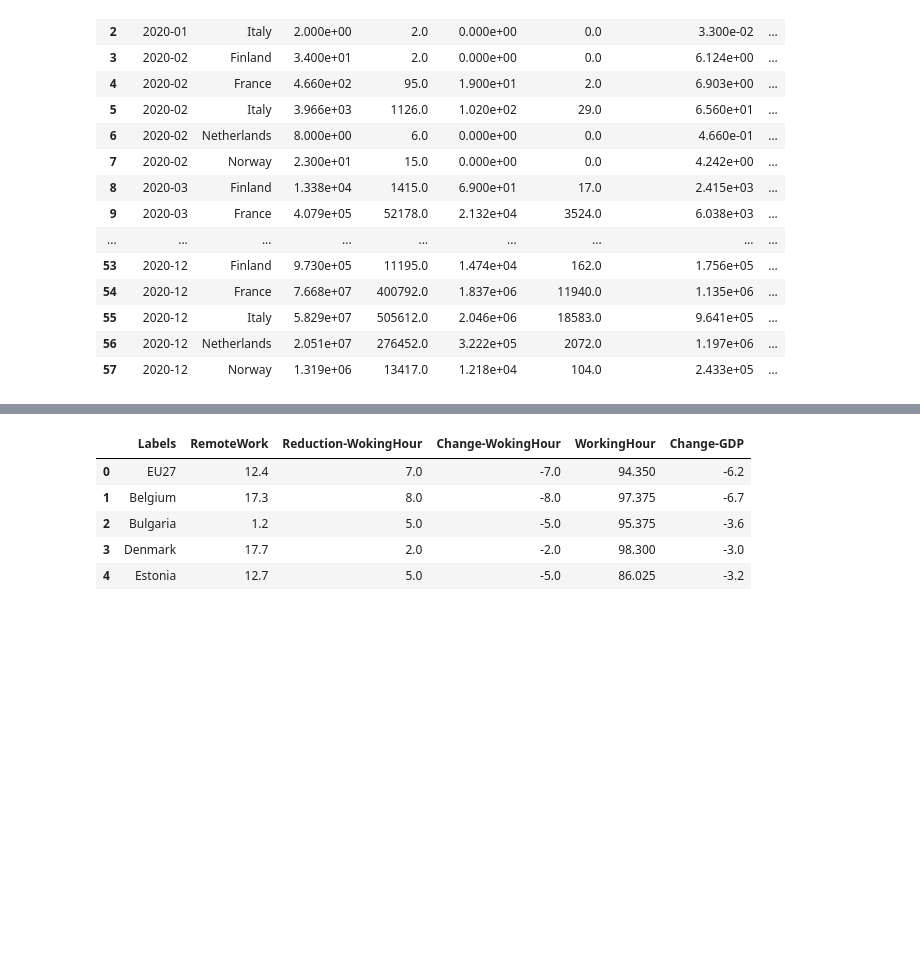
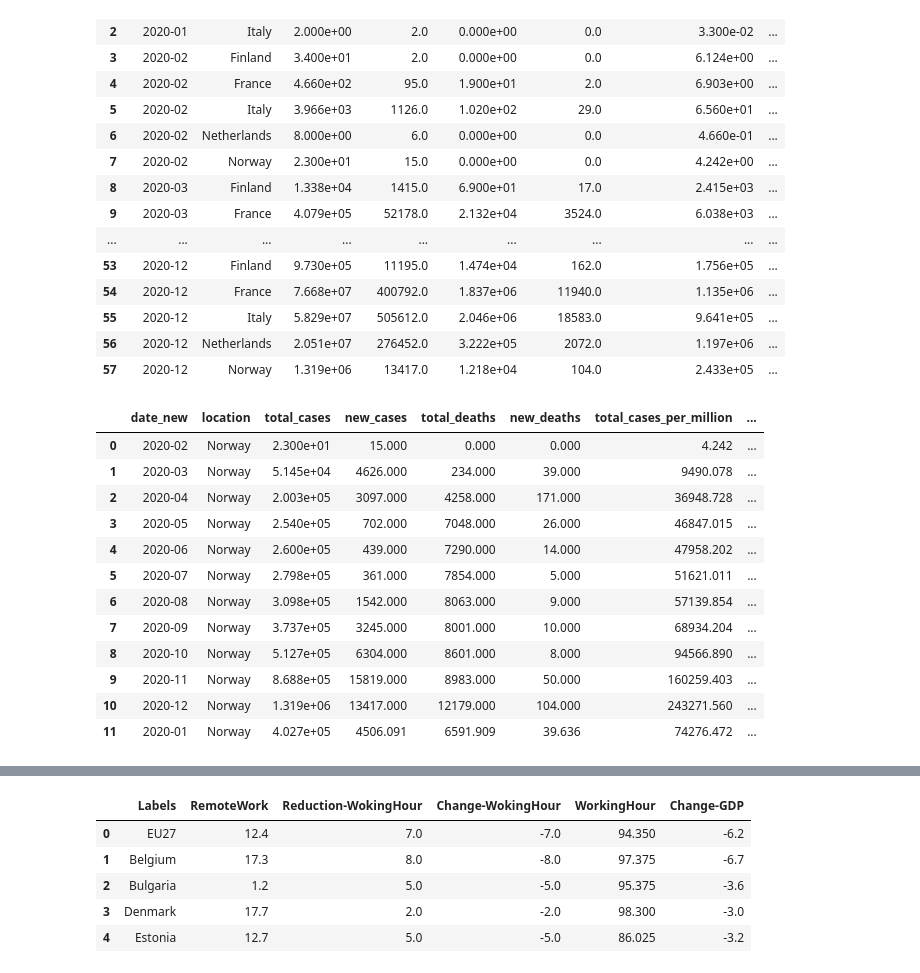
Before and after one commit to thiyagi9/PythonPractises, a Jupyter notebook: Copy_of_Data_Story_Master.ipynb, the cells around one changed output, grey strips where cells are left out. Cells and saved outputs as stored; diff of their text form; code cells hidden in the pictures; blank space fills up the shorter version.

```diff
--- a/Copy_of_Data_Story_Master.ipynb
+++ b/Copy_of_Data_Story_Master.ipynb
@@ -471,5 +475,69 @@ covid_df
 | 55 | 2020-12 | Italy | 5.829e+07 | 505612.0 | 2.046e+06 | 18583.0 | 9.641e+05 | ... |
 | 56 | 2020-12 | Netherlands | 2.051e+07 | 276452.0 | 3.222e+05 | 2072.0 | 1.197e+06 | ... |
 | 57 | 2020-12 | Norway | 1.319e+06 | 13417.0 | 1.218e+04 | 104.0 | 2.433e+05 | ... |
+# %%
+
+data_covid = {'date_new': ['2020-01', '2020-01']
+        ,'location': ['Norway','Netherlands']
+        ,'total_cases':[None,None]
+        ,'new_cases':[None,None]
+        ,'total_deaths':[None,None]
+        ,'new_deaths':[None,None]
+        ,'total_cases_per_million':[None,None]
+        ,'new_cases_per_million':[None,None]
+        ,'new_cases_smoothed_per_million':[None,None]
+        ,'total_deaths_per_million':[None,None]
+        ,'new_deaths_per_million':[None,None]
+
+        }
+imputec=pd.DataFrame(data_covid)
+#impute.RecordNo.isnull().sum()
+
+
+
+covid_netherlands=covid_df[covid_df['location']=='Netherlands']
+covid_norway=covid_df[covid_df['location']=='Norway']
+
+impcovid_neth=imputec[imputec['location']=='Netherlands']
+covid_neth=pd.concat([covid_netherlands,impcovid_neth],ignore_index=True)
+
+impcovid_norway=imputec[imputec['location']=='Norway']
+covid_nor=pd.concat([covid_norway,impcovid_norway],ignore_index=True)
+
+
+
+missingcov_col = ['total_cases',
+               'new_cases',
+               'total_deaths',
+               'new_deaths',
+               'total_cases_per_million',
+               'new_cases_per_million',
+               'new_cases_smoothed_per_million',
+               'total_deaths_per_million',
+               'new_deaths_per_million']#,'Labels_new','RecordNo'
+
+#Netherlands
+for k in missingcov_col:
+  covid_neth.loc[covid_neth.loc[:,k].isnull(),k]=covid_nor.loc[:,k].mean()
+
+
+#Norway
+
+for k in missingcov_col:
+  covid_nor.loc[covid_nor.loc[:,k].isnull(),k]=covid_nor.loc[:,k].mean()
+# %% [output]
+|  | date_new | location | total_cases | new_cases | total_deaths | new_deaths | total_cases_per_million | ... |
+| 0 | 2020-02 | Norway | 2.300e+01 | 15.000 | 0.000 | 0.000 | 4.242 | ... |
+| 1 | 2020-03 | Norway | 5.145e+04 | 4626.000 | 234.000 | 39.000 | 9490.078 | ... |
+| 2 | 2020-04 | Norway | 2.003e+05 | 3097.000 | 4258.000 | 171.000 | 36948.728 | ... |
+| 3 | 2020-05 | Norway | 2.540e+05 | 702.000 | 7048.000 | 26.000 | 46847.015 | ... |
+| 4 | 2020-06 | Norway | 2.600e+05 | 439.000 | 7290.000 | 14.000 | 47958.202 | ... |
+| 5 | 2020-07 | Norway | 2.798e+05 | 361.000 | 7854.000 | 5.000 | 51621.011 | ... |
+| 6 | 2020-08 | Norway | 3.098e+05 | 1542.000 | 8063.000 | 9.000 | 57139.854 | ... |
+| 7 | 2020-09 | Norway | 3.737e+05 | 3245.000 | 8001.000 | 10.000 | 68934.204 | ... |
+| 8 | 2020-10 | Norway | 5.127e+05 | 6304.000 | 8601.000 | 8.000 | 94566.890 | ... |
+| 9 | 2020-11 | Norway | 8.688e+05 | 15819.000 | 8983.000 | 50.000 | 160259.403 | ... |
+| 10 | 2020-12 | Norway | 1.319e+06 | 13417.000 | 12179.000 | 104.000 | 243271.560 | ... |
+| 11 | 2020-01 | Norway | 4.027e+05 | 4506.091 | 6591.909 | 39.636 | 74276.472 | ... |
 # %%
 #ready_happy['Label'] =['Italy'
```
Also changed, not shown: parts of 15 cells of this notebook.
